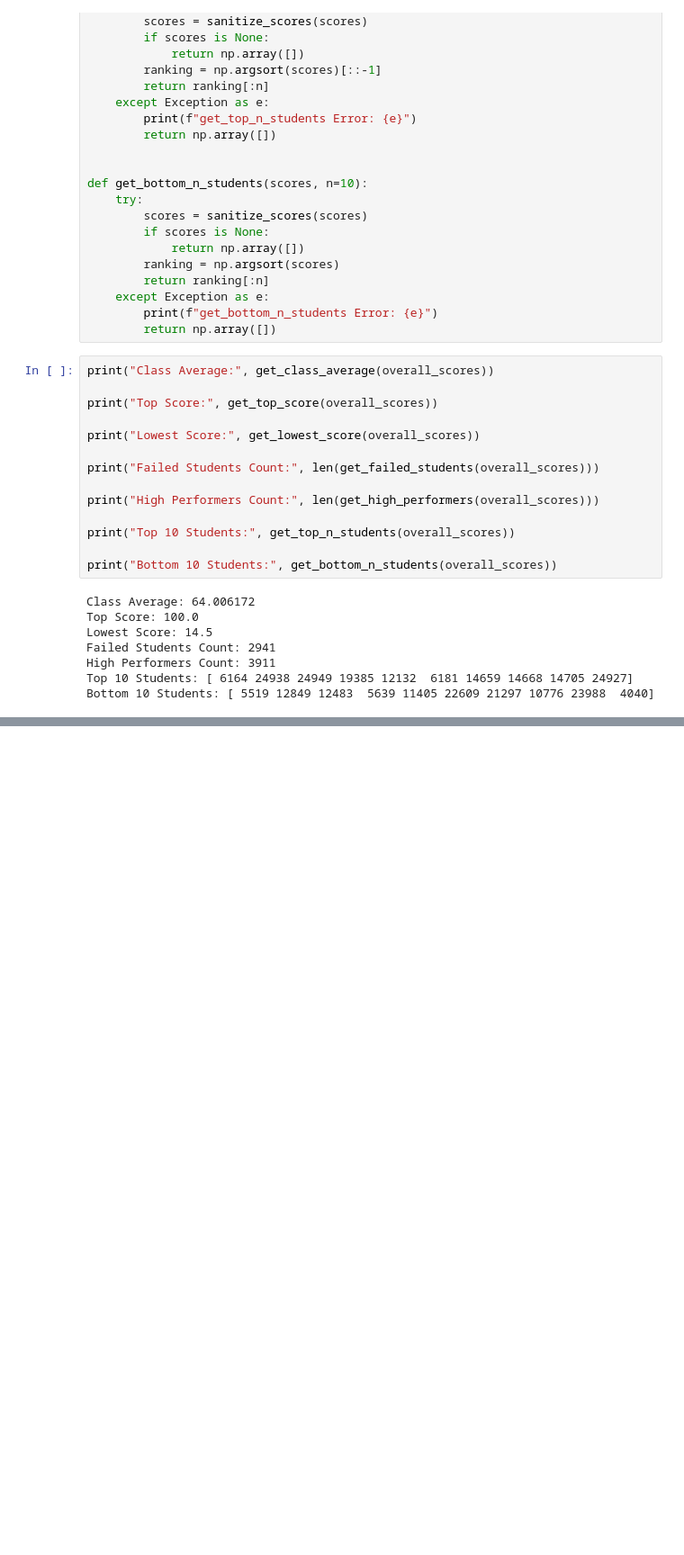
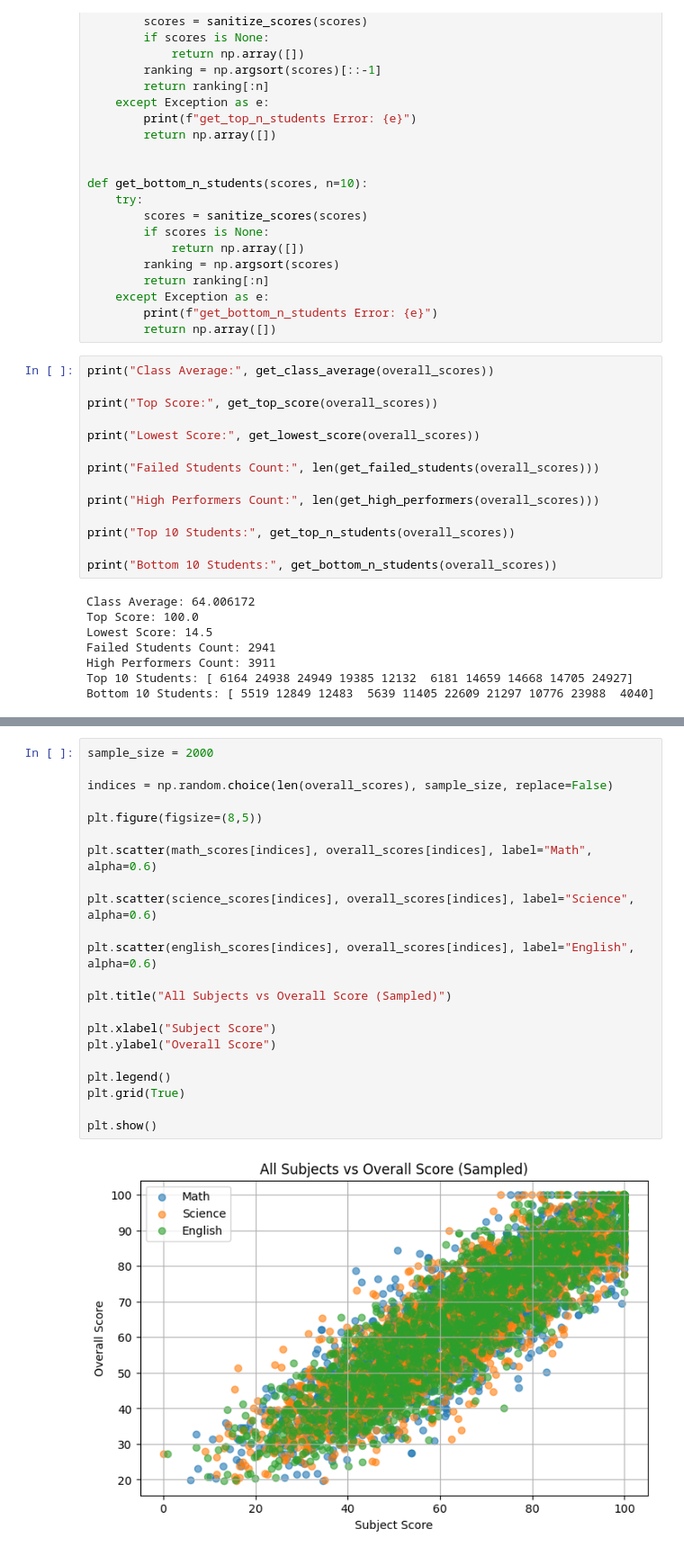
Before and after one commit to Namratapandey2327/Student_Performance_Analytics_Engine-SPAE, a Jupyter notebook: Student_Performance_Analytics_Engine_.ipynb, the cells around one changed output, grey strips where cells are left out. Shown at 90% size. Cells and saved outputs as stored; diff of their text form; blank space fills up the shorter version.

```diff
--- a/Student_Performance_Analytics_Engine_.ipynb
+++ b/Student_Performance_Analytics_Engine_.ipynb
@@ -150,0 +196,24 @@ Bottom 10 Students: [ 5519 12849 12483  5639 11405 22609 21297 10776 23988  4040
+# %%
+sample_size = 2000
+
+indices = np.random.choice(len(overall_scores), sample_size, replace=False)
+
+plt.figure(figsize=(8,5))
+
+plt.scatter(math_scores[indices], overall_scores[indices], label="Math", alpha=0.6)
+
+plt.scatter(science_scores[indices], overall_scores[indices], label="Science", alpha=0.6)
+
+plt.scatter(english_scores[indices], overall_scores[indices], label="English", alpha=0.6)
+
+plt.title("All Subjects vs Overall Score (Sampled)")
+
+plt.xlabel("Subject Score")
+plt.ylabel("Overall Score")
+
+plt.legend()
+plt.grid(True)
+
+plt.show()
+# %% [output]
+[figure, added]
```
Also changed, not shown: parts of 4 cells of this notebook.
